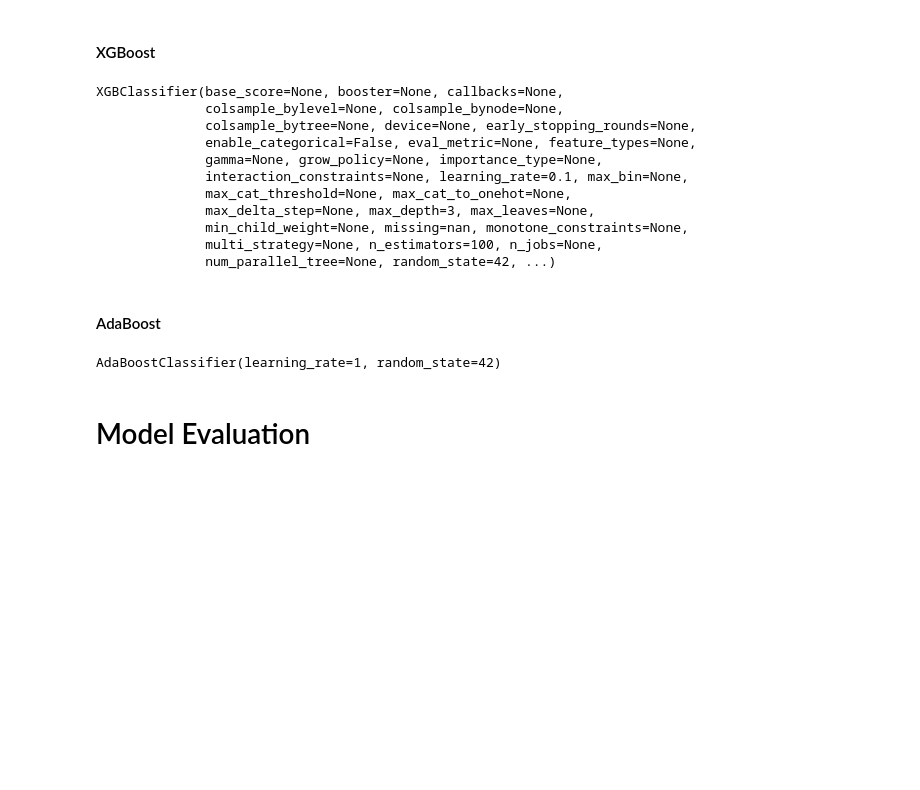
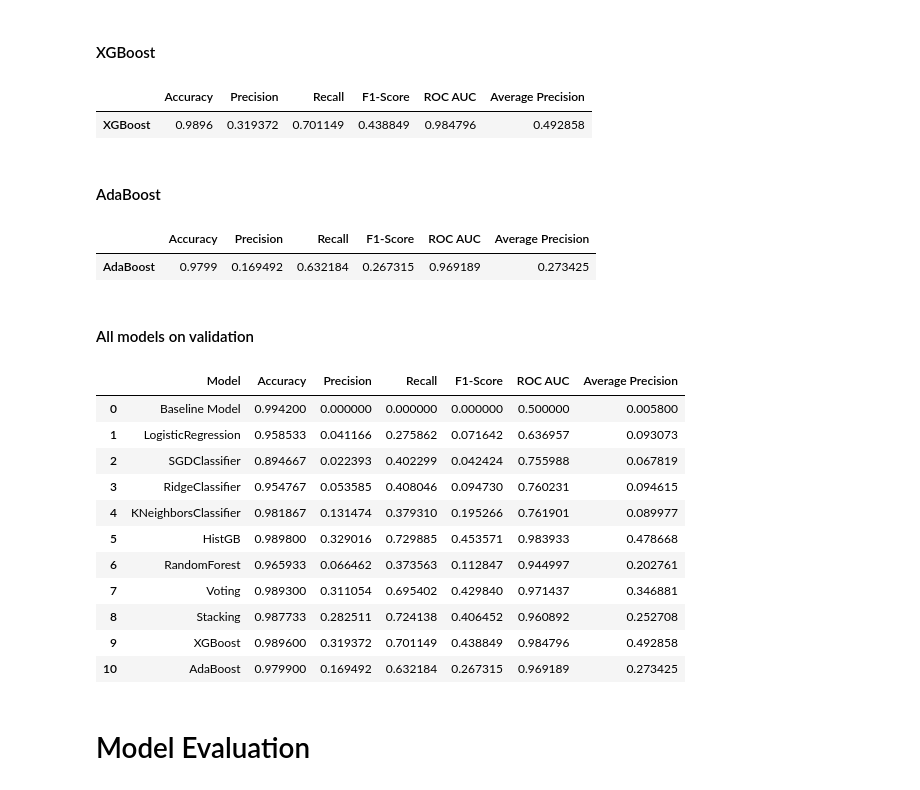
Before and after one commit to jiaweiho72/BT4012, a Jupyter notebook: notebooks/03_modelling.ipynb, the cells around one changed output. Saved outputs shown, nothing was run; the diff lists cells and outputs as text; code cells hidden in the pictures; blank space fills up the shorter version.

```diff
--- a/notebooks/03_modelling.ipynb
+++ b/notebooks/03_modelling.ipynb
@@ -641,25 +676,2 @@ StackingClassifier(estimators=[('lr', LogisticRegression(max_iter=500)),
 # %% [markdown]
 #### XGBoost
-# %%
-import xgboost as xgb
-
-xgb_model = xgb.XGBClassifier(
-    n_estimators=100,   # Number of boosting rounds
-    learning_rate=0.1,  # Learning rate
-    max_depth=3,        # Maximum depth of a tree
-    random_state=RANDOM_STATE
-)
-
-xgb_model.fit(X_train, y_train)
-# %% [output]
-XGBClassifier(base_score=None, booster=None, callbacks=None,
-              colsample_bylevel=None, colsample_bynode=None,
-              colsample_bytree=None, device=None, early_stopping_rounds=None,
-              enable_categorical=False, eval_metric=None, feature_types=None,
-              gamma=None, grow_policy=None, importance_type=None,
-              interaction_constraints=None, learning_rate=0.1, max_bin=None,
-              max_cat_threshold=None, max_cat_to_onehot=None,
-              max_delta_step=None, max_depth=3, max_leaves=None,
-              min_child_weight=None, missing=nan, monotone_constraints=None,
-              multi_strategy=None, n_estimators=100, n_jobs=None,
-              num_parallel_tree=None, random_state=42, ...)
@@ -666,15 +704,15 @@ XGBClassifier(base_score=None, booster=None, callbacks=None,
+# %%
+y_valpred_xgb = xgb_model.predict(X_valid)
+y_valpred_prob_xgb = xgb_model.predict_proba(X_valid)[:, 1]
+evaluator.evaluate_model(
+    model_name="XGBoost",
+    y_actual=y_valid,
+    y_pred=y_valpred_xgb,
+    y_pred_prob=y_valpred_prob_xgb,
+    dataset_name="Validation"
+)
+# %% [output]
+|  | Accuracy | Precision | Recall | F1-Score | ROC AUC | Average Precision |
+| XGBoost | 0.9896 | 0.319372 | 0.701149 | 0.438849 | 0.984796 | 0.492858 |
 # %% [markdown]
 #### AdaBoost
-# %%
-from sklearn.ensemble import AdaBoostClassifier
-from sklearn.tree import DecisionTreeClassifier
-base_model = DecisionTreeClassifier(max_depth=1)
-adaboost_model = AdaBoostClassifier(
-    n_estimators=50,           # Number of boosting rounds
-    learning_rate=1,           # Learning rate
-    random_state=RANDOM_STATE
-)
-
-adaboost_model.fit(X_train, y_train)
-# %% [output]
-AdaBoostClassifier(learning_rate=1, random_state=42)
@@ -681,3 +743,34 @@ AdaBoostClassifier(learning_rate=1, random_state=42)
+# %%
+y_valpred_adaboost = adaboost_model.predict(X_valid)
+y_valpred_prob_adaboost = adaboost_model.predict_proba(X_valid)[:, 1]
+
+evaluator.evaluate_model(
+    model_name="AdaBoost",
+    y_actual=y_valid,
+    y_pred=y_valpred_adaboost,
+    y_pred_prob=y_valpred_prob_adaboost,
+    dataset_name="Validation"
+)
+# %% [output]
+|  | Accuracy | Precision | Recall | F1-Score | ROC AUC | Average Precision |
+| AdaBoost | 0.9799 | 0.169492 | 0.632184 | 0.267315 | 0.969189 | 0.273425 |
+# %% [markdown]
+#### All models on validation
+# %%
+evaluator.display_results(dataset_name="Validation")
+# %% [output]
+|  | Model | Accuracy | Precision | Recall | F1-Score | ROC AUC | Average Precision |
+| 0 | Baseline Model | 0.994200 | 0.000000 | 0.000000 | 0.000000 | 0.500000 | 0.005800 |
+| 1 | LogisticRegression | 0.958533 | 0.041166 | 0.275862 | 0.071642 | 0.636957 | 0.093073 |
+| 2 | SGDClassifier | 0.894667 | 0.022393 | 0.402299 | 0.042424 | 0.755988 | 0.067819 |
+| 3 | RidgeClassifier | 0.954767 | 0.053585 | 0.408046 | 0.094730 | 0.760231 | 0.094615 |
+| 4 | KNeighborsClassifier | 0.981867 | 0.131474 | 0.379310 | 0.195266 | 0.761901 | 0.089977 |
+| 5 | HistGB | 0.989800 | 0.329016 | 0.729885 | 0.453571 | 0.983933 | 0.478668 |
+| 6 | RandomForest | 0.965933 | 0.066462 | 0.373563 | 0.112847 | 0.944997 | 0.202761 |
+| 7 | Voting | 0.989300 | 0.311054 | 0.695402 | 0.429840 | 0.971437 | 0.346881 |
+| 8 | Stacking | 0.987733 | 0.282511 | 0.724138 | 0.406452 | 0.960892 | 0.252708 |
+| 9 | XGBoost | 0.989600 | 0.319372 | 0.701149 | 0.438849 | 0.984796 | 0.492858 |
+| 10 | AdaBoost | 0.979900 | 0.169492 | 0.632184 | 0.267315 | 0.969189 | 0.273425 |
 # %% [markdown]
 # Model Evaluation
 # %% [markdown]
```
Also changed, not shown: parts of 37 cells of this notebook, 1 other file.
